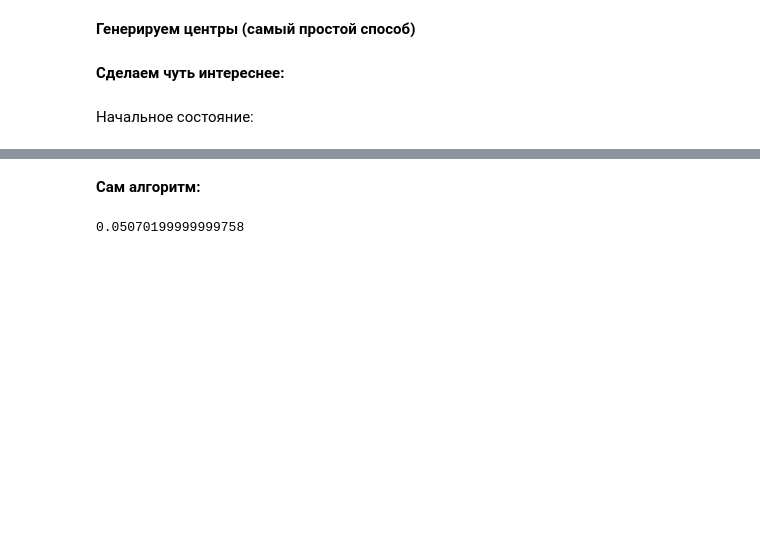
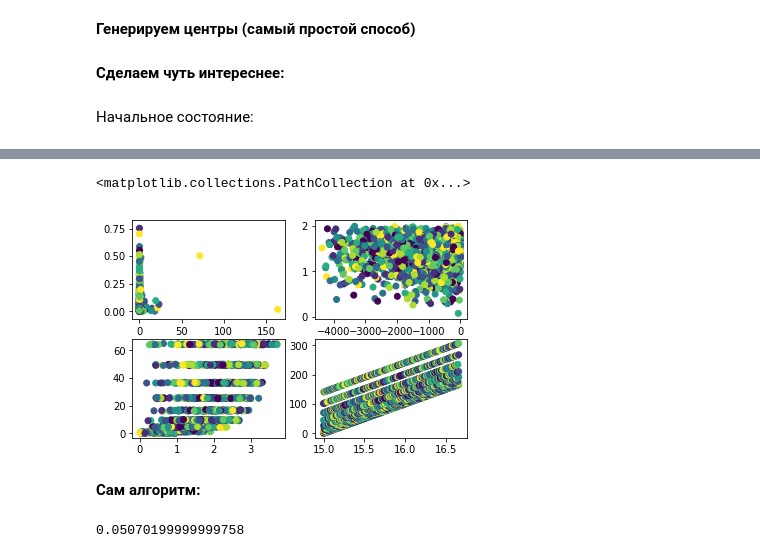
Before and after one commit to paniquex/IML_homeworks, a Jupyter notebook: k-mean_1/k-mean-algorithm.ipynb, the cells around one changed output, grey strips where cells are left out. Saved outputs shown, nothing was run; the diff lists cells and outputs as text; code cells hidden in the pictures; blank space fills up the shorter version.

```diff
--- a/k-mean_1/k-mean-algorithm.ipynb
+++ b/k-mean_1/k-mean-algorithm.ipynb
@@ -114,3 +129,15 @@ plt.scatter(X[:, 0], X[:, 1], c=X_with_clusters[:, 2])
+# %%
+plt.subplot(2, 2, 1)
+plt.scatter(X4[:, 0], X4[:, 1], c=clusters[:, 0])
+plt.subplot(2, 2, 2)
+plt.scatter(X5[:, 0], X5[:, 1], c=clusters[:, 0])
+plt.subplot(2, 2, 3)
+plt.scatter(X6[:, 0], X6[:, 1], c=clusters[:, 0])
+plt.subplot(2, 2, 4)
+plt.scatter(X7[:, 0], X7[:, 1], c=clusters[:, 0])
+# %% [output]
+<matplotlib.collections.PathCollection at 0x...>
+[figure, added]
 # %% [markdown]
 **Сам алгоритм:**
 # %%
```
Also changed, not shown: parts of 5 cells of this notebook.
